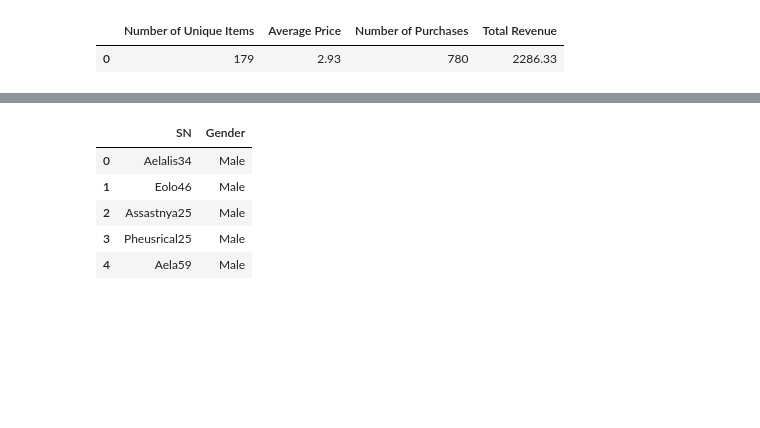
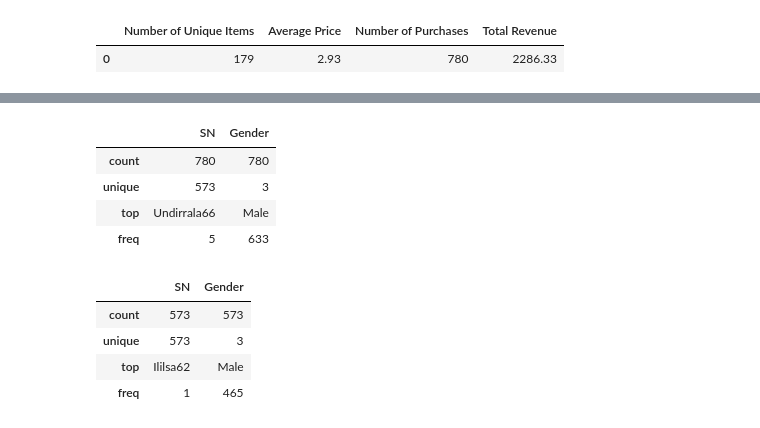
Before and after one commit to Jayleh/UCI, a Jupyter notebook: Homework4/HeroesOfPymoli/Heroes Of Pymoli Data Analysis.ipynb, the cells around one changed output, grey strips where cells are left out. Saved outputs shown, nothing was run; the diff lists cells and outputs as text; code cells hidden in the pictures; blank space fills up the shorter version.

Commit message:
completed gender demographics analysis

```diff
--- a/Homework4/HeroesOfPymoli/Heroes Of Pymoli Data Analysis.ipynb
+++ b/Homework4/HeroesOfPymoli/Heroes Of Pymoli Data Analysis.ipynb
@@ -140,12 +89,21 @@ grouped_gender_df
 # %%
 # can drop duplicates
 # or make df of unique players, merge  two dataframes
 gender_df = heroes_df[['SN', 'Gender']]
-gender_df.head()
+gender_df.describe()
 # %% [output]
 |  | SN | Gender |
-| 0 | Aelalis34 | Male |
-| 1 | Eolo46 | Male |
-| 2 | Assastnya25 | Male |
-| 3 | Pheusrical25 | Male |
-| 4 | Aela59 | Male |
+| count | 780 | 780 |
+| unique | 573 | 3 |
+| top | Undirrala66 | Male |
+| freq | 5 | 633 |
+# %%
+# Only grab unique players by dropping duplicates
+unique_gender_df = gender_df.drop_duplicates(subset='SN', keep='first')
+unique_gender_df.describe()
+# %% [output]
+|  | SN | Gender |
+| count | 573 | 573 |
+| unique | 573 | 3 |
+| top | Ililsa62 | Male |
+| freq | 1 | 465 |
```
Also changed, not shown: parts of 7 cells of this notebook.
